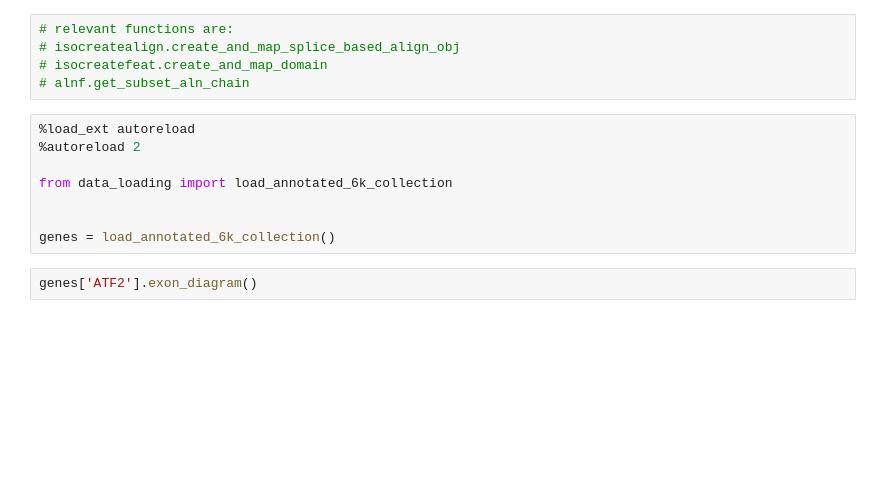
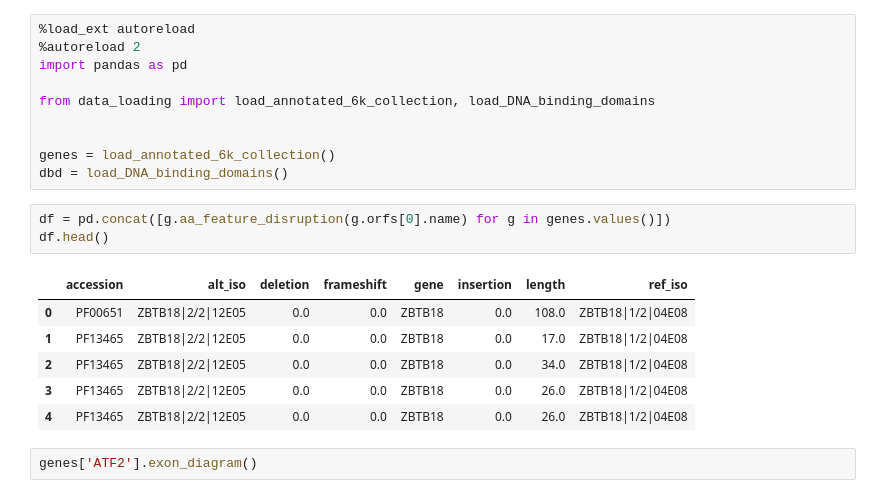
Before and after one commit to CCSB-DFCI/TF_isoforms_paper, a Jupyter notebook: analysis/i_integrative_analysis/oo_code_explore.ipynb, the cells around one changed output. Cells and saved outputs as stored; diff of their text form; blank space fills up the shorter version.

```diff
--- a/analysis/i_integrative_analysis/oo_code_explore.ipynb
+++ b/analysis/i_integrative_analysis/oo_code_explore.ipynb
@@ -1,16 +1,23 @@
-# %%
-# relevant functions are:
-# isocreatealign.create_and_map_splice_based_align_obj
-# isocreatefeat.create_and_map_domain
-# alnf.get_subset_aln_chain
 # %%
 %load_ext autoreload
 %autoreload 2
+import pandas as pd
 
-from data_loading import load_annotated_6k_collection
+from data_loading import load_annotated_6k_collection, load_DNA_binding_domains
 
 
 genes = load_annotated_6k_collection()
+dbd = load_DNA_binding_domains()
+# %%
+df = pd.concat([g.aa_feature_disruption(g.orfs[0].name) for g in genes.values()])
+df.head()
+# %% [output]
+|  | accession | alt_iso | deletion | frameshift | gene | insertion | length | ref_iso |
+| 0 | PF00651 | ZBTB18|2/2|12E05 | 0.0 | 0.0 | ZBTB18 | 0.0 | 108.0 | ZBTB18|1/2|04E08 |
+| 1 | PF13465 | ZBTB18|2/2|12E05 | 0.0 | 0.0 | ZBTB18 | 0.0 | 17.0 | ZBTB18|1/2|04E08 |
+| 2 | PF13465 | ZBTB18|2/2|12E05 | 0.0 | 0.0 | ZBTB18 | 0.0 | 34.0 | ZBTB18|1/2|04E08 |
+| 3 | PF13465 | ZBTB18|2/2|12E05 | 0.0 | 0.0 | ZBTB18 | 0.0 | 26.0 | ZBTB18|1/2|04E08 |
+| 4 | PF13465 | ZBTB18|2/2|12E05 | 0.0 | 0.0 | ZBTB18 | 0.0 | 26.0 | ZBTB18|1/2|04E08 |
 # %%
 genes['ATF2'].exon_diagram()
 # %% [output]
```
Also changed, not shown: parts of 30 cells of this notebook, 2 other files.
